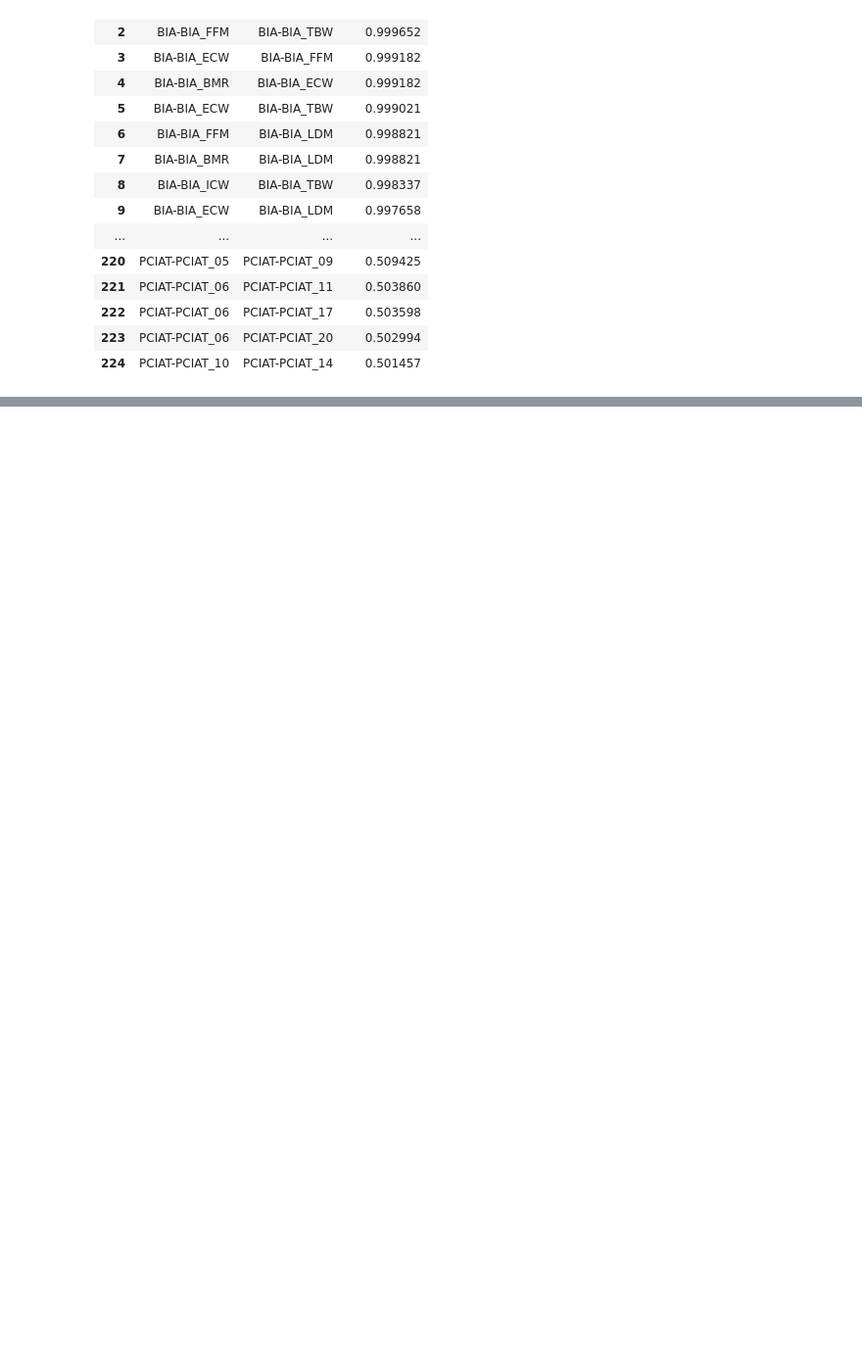
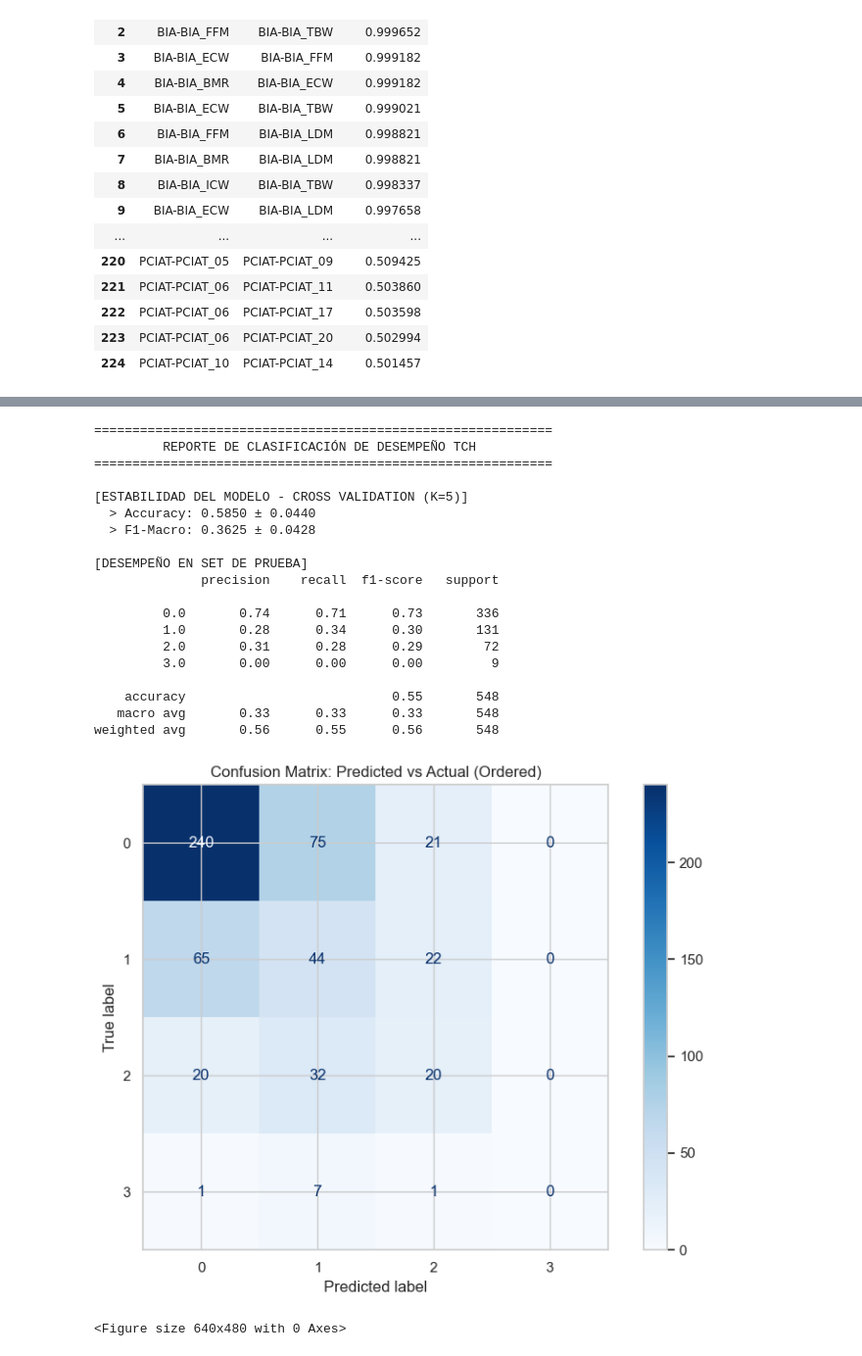
Before and after one commit to ulcaicedo31-hub/Taller-colaborativo, a Jupyter notebook: Sources/Proyecto.ipynb, the cells around one changed output, grey strips where cells are left out. Shown at 98% size. Saved outputs shown, nothing was run; the diff lists cells and outputs as text; code cells hidden in the pictures; blank space fills up the shorter version.

```diff
--- a/Sources/Proyecto.ipynb
+++ b/Sources/Proyecto.ipynb
@@ -405,0 +462,47 @@ df_processed.head()
+# %%
+model_rf = RandomForestClassifier(
+    n_estimators=200,
+    max_depth=10,
+    min_samples_split=5,
+    min_samples_leaf=2,
+    max_features='sqrt',
+    class_weight='balanced',
+    random_state=42,
+    n_jobs=-1
+)
+
+cv_results_rf = cross_validate(
+    model_rf,
+    X_train, y_train,
+    cv=skf,
+    scoring=scoring_metrics
+)
+model_rf.fit(X_train, y_train)
+y_pred_rf = model_rf.predict(X_test)
+display_professional_eval(
+    y_test,
+    y_pred_rf,
+    cv_results_rf,
+)
+# %% [output]
+============================================================
+         REPORTE DE CLASIFICACIÓN DE DESEMPEÑO TCH
+============================================================
+
+[ESTABILIDAD DEL MODELO - CROSS VALIDATION (K=5)]
+  > Accuracy: 0.5850 ± 0.0440
+  > F1-Macro: 0.3625 ± 0.0428
+
+[DESEMPEÑO EN SET DE PRUEBA]
+              precision    recall  f1-score   support
+
+         0.0       0.74      0.71      0.73       336
+         1.0       0.28      0.34      0.30       131
+         2.0       0.31      0.28      0.29        72
+         3.0       0.00      0.00      0.00         9
+
+    accuracy                           0.55       548
+   macro avg       0.33      0.33      0.33       548
+weighted avg       0.56      0.55      0.56       548
+[figure, added]
+<Figure size 640x480 with 0 Axes>
```
Also changed, not shown: parts of 7 cells of this notebook.
